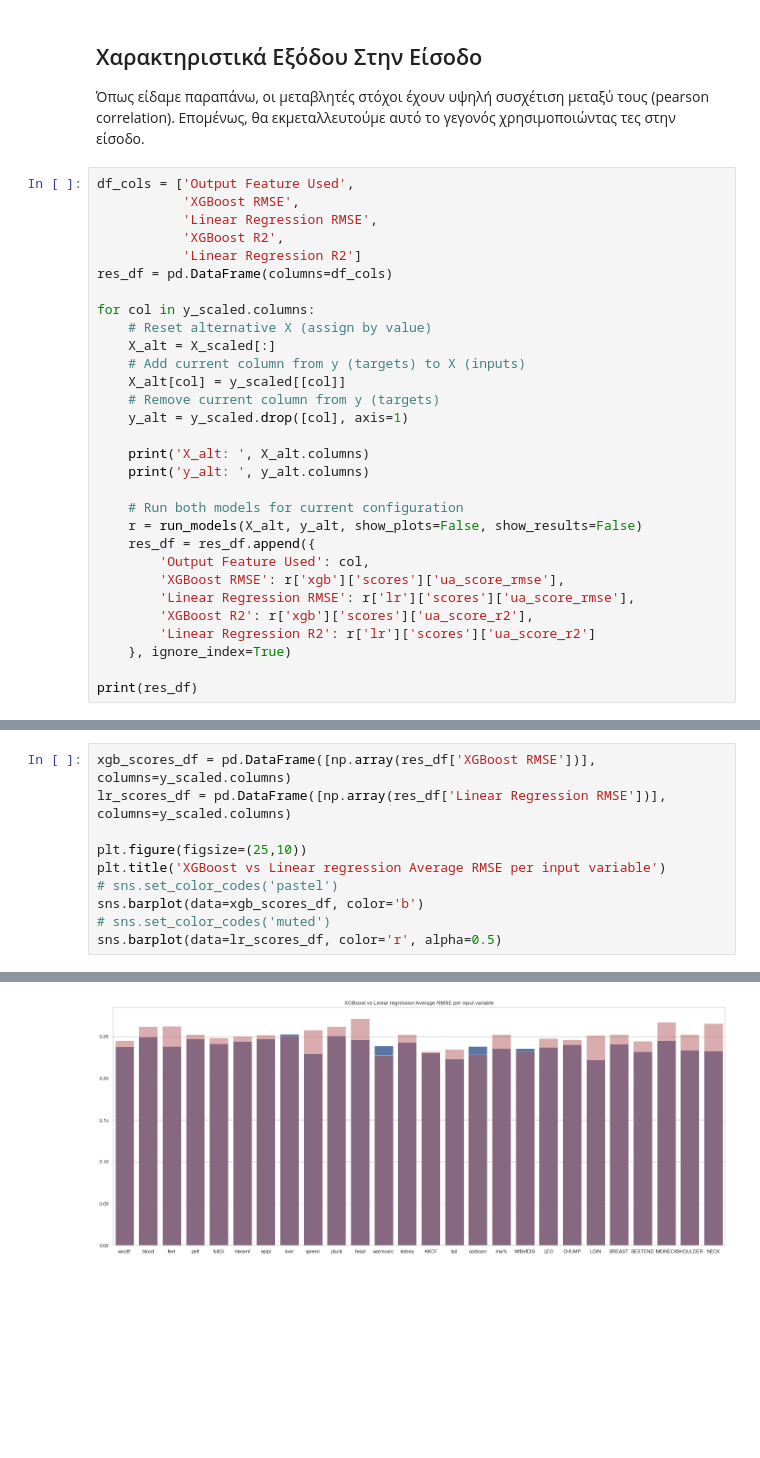
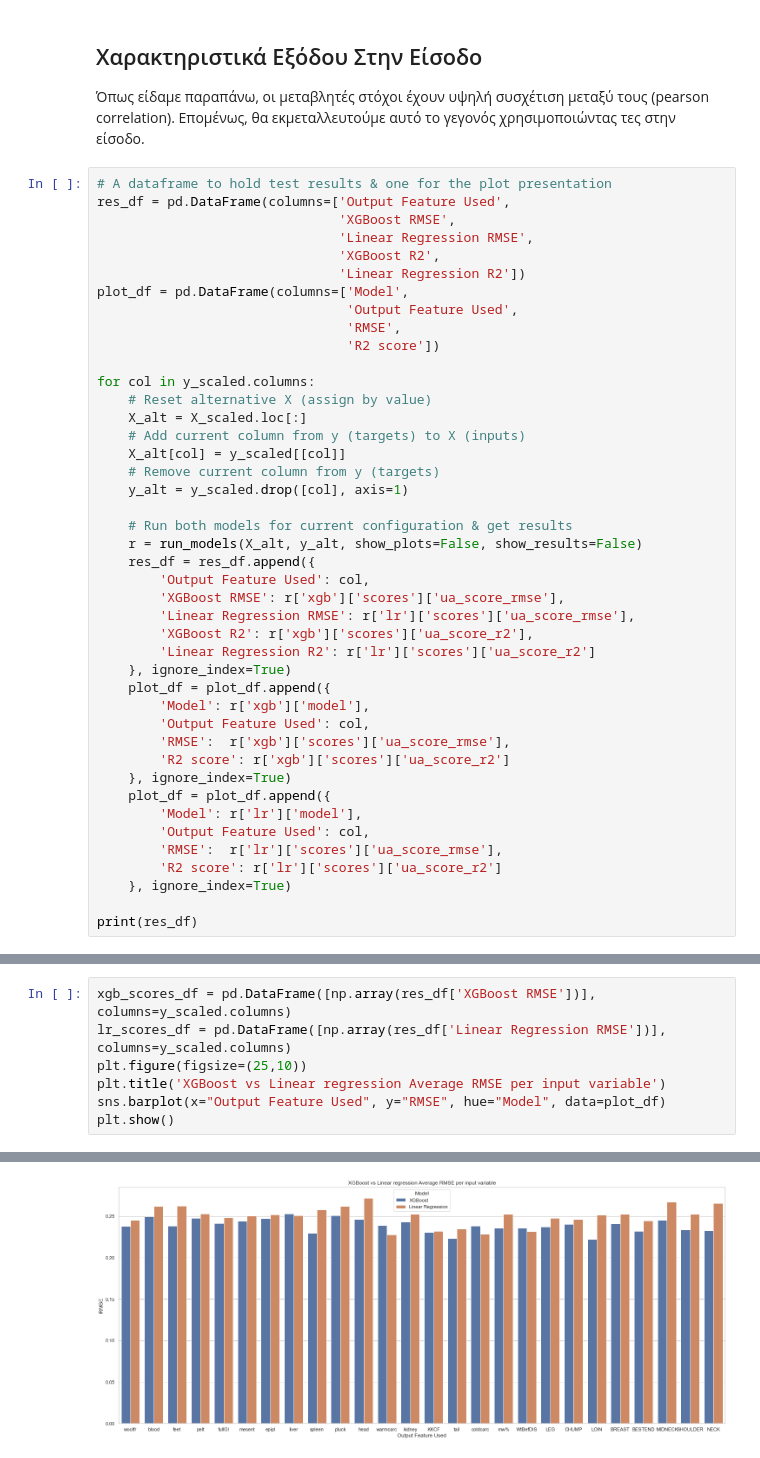
Before and after one commit to antonis-ant/thesis-code, a Jupyter notebook: EDA_notebook.ipynb, the cells around one changed output, grey strips where cells are left out. Drawn from its saved outputs; the diff is of its cells as text; blank space fills up the shorter version.

Commit message:
Fixed model comparison barplot and wrote experimentation conclusions.

```diff
--- a/EDA_notebook.ipynb
+++ b/EDA_notebook.ipynb
@@ -392,25 +392,26 @@ Linear Regression.
 Όπως είδαμε παραπάνω, οι μεταβλητές στόχοι έχουν υψηλή συσχέτιση μεταξύ τους (pearson correlation).
 Επομένως, θα εκμεταλλευτούμε αυτό το γεγονός χρησιμοποιώντας τες στην είσοδο.
 # %%
-df_cols = ['Output Feature Used',
-           'XGBoost RMSE',
-           'Linear Regression RMSE',
-           'XGBoost R2',
-           'Linear Regression R2']
-res_df = pd.DataFrame(columns=df_cols)
+# A dataframe to hold test results & one for the plot presentation
+res_df = pd.DataFrame(columns=['Output Feature Used',
+                               'XGBoost RMSE',
+                               'Linear Regression RMSE',
+                               'XGBoost R2',
+                               'Linear Regression R2'])
+plot_df = pd.DataFrame(columns=['Model',
+                                'Output Feature Used',
+                                'RMSE',
+                                'R2 score'])
 
 for col in y_scaled.columns:
     # Reset alternative X (assign by value)
-    X_alt = X_scaled[:]
+    X_alt = X_scaled.loc[:]
     # Add current column from y (targets) to X (inputs)
     X_alt[col] = y_scaled[[col]]
     # Remove current column from y (targets)
     y_alt = y_scaled.drop([col], axis=1)
 
-    print('X_alt: ', X_alt.columns)
-    print('y_alt: ', y_alt.columns)
-
-    # Run both models for current configuration
+    # Run both models for current configuration & get results
     r = run_models(X_alt, y_alt, show_plots=False, show_results=False)
     res_df = res_df.append({
         'Output Feature Used': col,
@@ -419,6 +420,18 @@ for col in y_scaled.columns:
         'XGBoost R2': r['xgb']['scores']['ua_score_r2'],
         'Linear Regression R2': r['lr']['scores']['ua_score_r2']
     }, ignore_index=True)
+    plot_df = plot_df.append({
+        'Model': r['xgb']['model'],
+        'Output Feature Used': col,
+        'RMSE':  r['xgb']['scores']['ua_score_rmse'],
+        'R2 score': r['xgb']['scores']['ua_score_r2']
+    }, ignore_index=True)
+    plot_df = plot_df.append({
+        'Model': r['lr']['model'],
+        'Output Feature Used': col,
+        'RMSE':  r['lr']['scores']['ua_score_rmse'],
+        'R2 score': r['lr']['scores']['ua_score_r2']
+    }, ignore_index=True)
 
 print(res_df)
 # %% [output]
@@ -492,11 +455,8 @@ y_alt:  Index(['woolfr', 'blood', 'feet', 'pelt', 'fullGI', 'epipl', 'liver', 's
 # %%
 xgb_scores_df = pd.DataFrame([np.array(res_df['XGBoost RMSE'])], columns=y_scaled.columns)
 lr_scores_df = pd.DataFrame([np.array(res_df['Linear Regression RMSE'])], columns=y_scaled.columns)
-
 plt.figure(figsize=(25,10))
 plt.title('XGBoost vs Linear regression Average RMSE per input variable')
-# sns.set_color_codes('pastel')
-sns.barplot(data=xgb_scores_df, color='b')
-# sns.set_color_codes('muted')
-sns.barplot(data=lr_scores_df, color='r', alpha=0.5)
+sns.barplot(x="Output Feature Used", y="RMSE", hue="Model", data=plot_df)
+plt.show()
 # %% [output]
@@ -504 +463 @@ sns.barplot(data=lr_scores_df, color='r', alpha=0.5)
-[figure, old version]
+[figure, new version]
```
Also changed, not shown: parts of 4 cells of this notebook.
